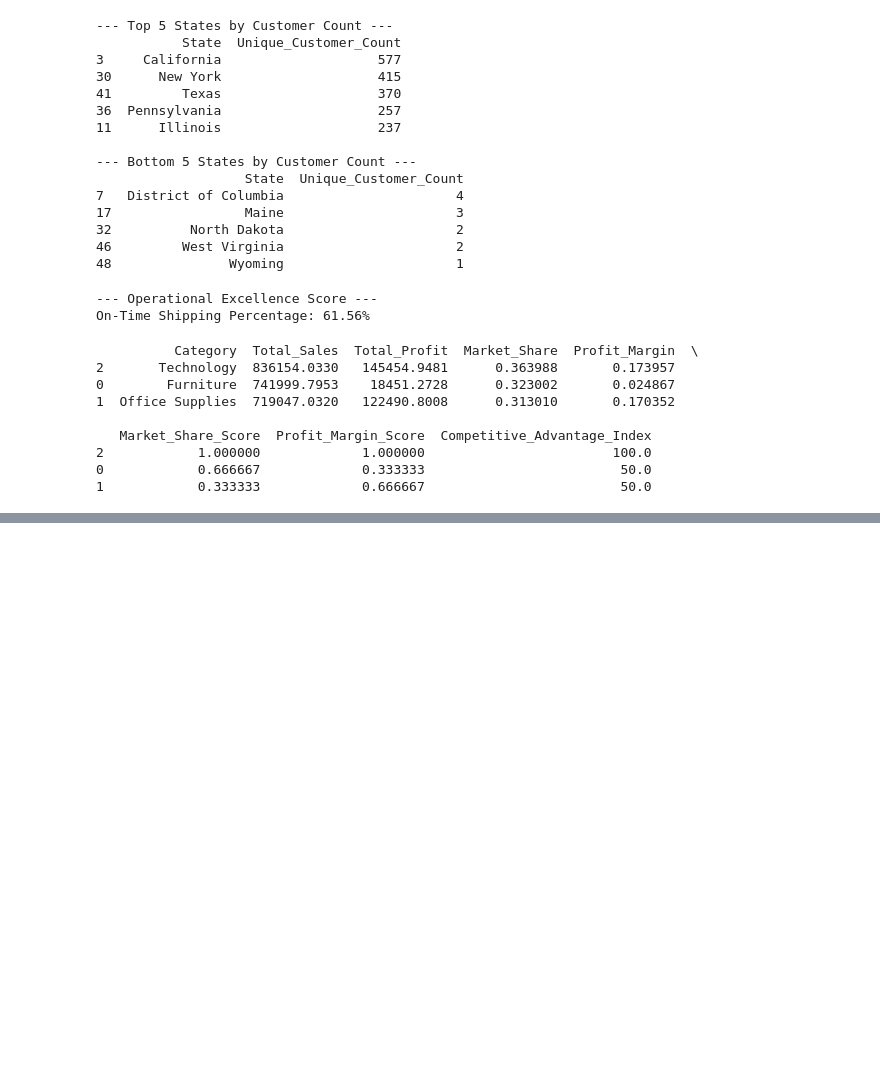
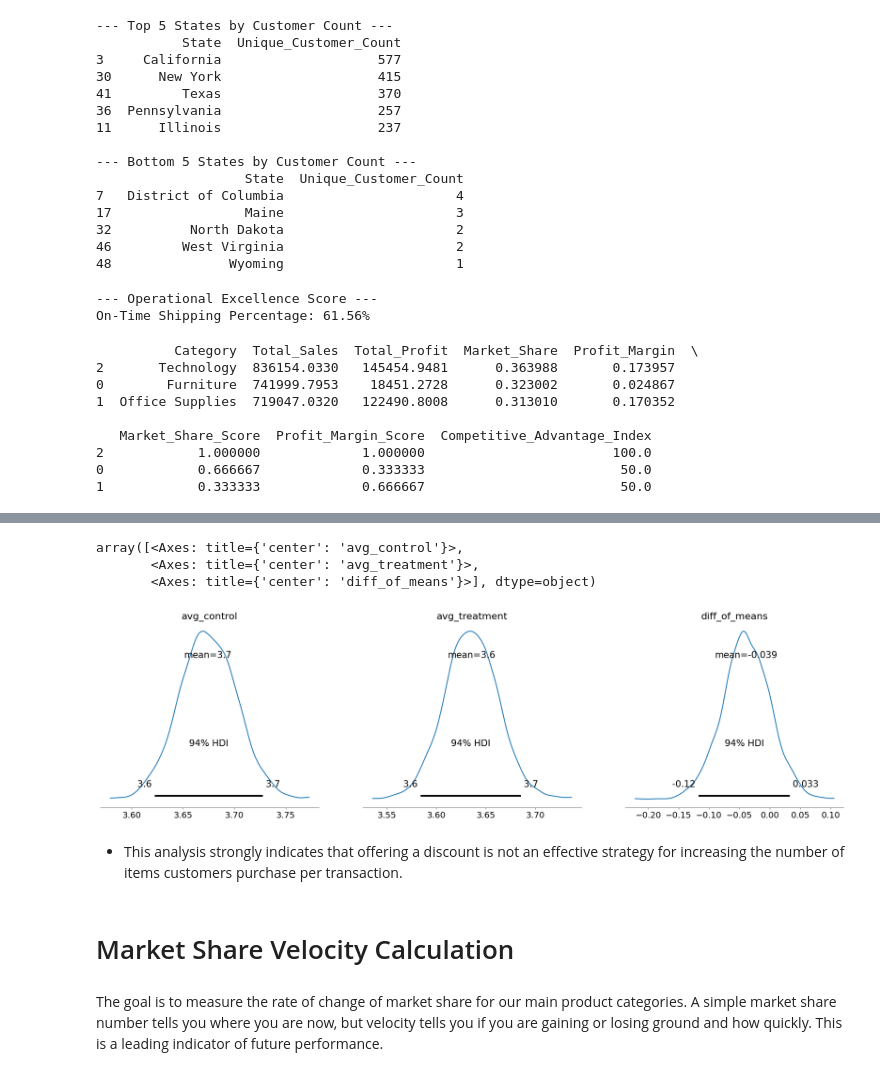
Before and after one commit to DivyanshuBITS/Machine-Learning-Project, a Jupyter notebook: Superstore.ipynb, the cells around one changed output, grey strips where cells are left out. Cells and saved outputs as stored; diff of their text form; code cells hidden in the pictures; blank space fills up the shorter version.

```diff
--- a/Superstore.ipynb
+++ b/Superstore.ipynb
@@ -573,0 +674,7 @@ print(category_data.sort_values('Competitive_Advantage_Index', ascending=False))
+# %%
+data = df[df['Quantity'] < 10].copy() #filtering data for simplicity
+# %%
+# Group A (Control)
+control_group = data[data['Discount'] == 0]['Quantity']
+# Group B (Treatment)
+treatment_group = data[data['Discount'] > 0]['Quantity']
@@ -573,0 +687,12 @@ print(category_data.sort_values('Competitive_Advantage_Index', ascending=False))
+# %%
+#now let's define bayesian model
+with pm.Model() as model:
+    avg_control = pm.Gamma('avg_control', alpha=1.0, beta=1.0)
+    avg_treatment = pm.Gamma('avg_treatment', alpha=1.0, beta=1.0)
+    control_likelihood = pm.Poisson('control_likelihood', mu=avg_control, observed=control_group)
+    treatment_likelihood = pm.Poisson('treatment_likelihood', mu=avg_treatment, observed=treatment_group)
+    diff_of_means = pm.Deterministic('diff_of_means', avg_treatment - avg_control)
+    treatment_is_better = pm.Deterministic('treatment_is_better', diff_of_means > 0)
+#running the simulation
+with model:
+    trace = pm.sample(2000, tune=1000, cores=1)
@@ -573,0 +702,14 @@ print(category_data.sort_values('Competitive_Advantage_Index', ascending=False))
+# %%
+#let's analyse and plot
+az.plot_posterior(trace, var_names=['avg_control', 'avg_treatment', 'diff_of_means'])
+# %% [output]
+array([<Axes: title={'center': 'avg_control'}>,
+       <Axes: title={'center': 'avg_treatment'}>,
+       <Axes: title={'center': 'diff_of_means'}>], dtype=object)
+[figure, added]
+# %% [markdown]
+* This analysis strongly indicates that offering a discount is not an effective strategy for increasing the number of items customers purchase per transaction.
+# %% [markdown]
+# Market Share Velocity Calculation
+# %% [markdown]
+The goal is to measure the rate of change of market share for our main product categories. A simple market share number tells you where you are now, but velocity tells you if you are gaining or losing ground and how quickly. This is a leading indicator of future performance.
```
Also changed, not shown: parts of 33 cells of this notebook.
